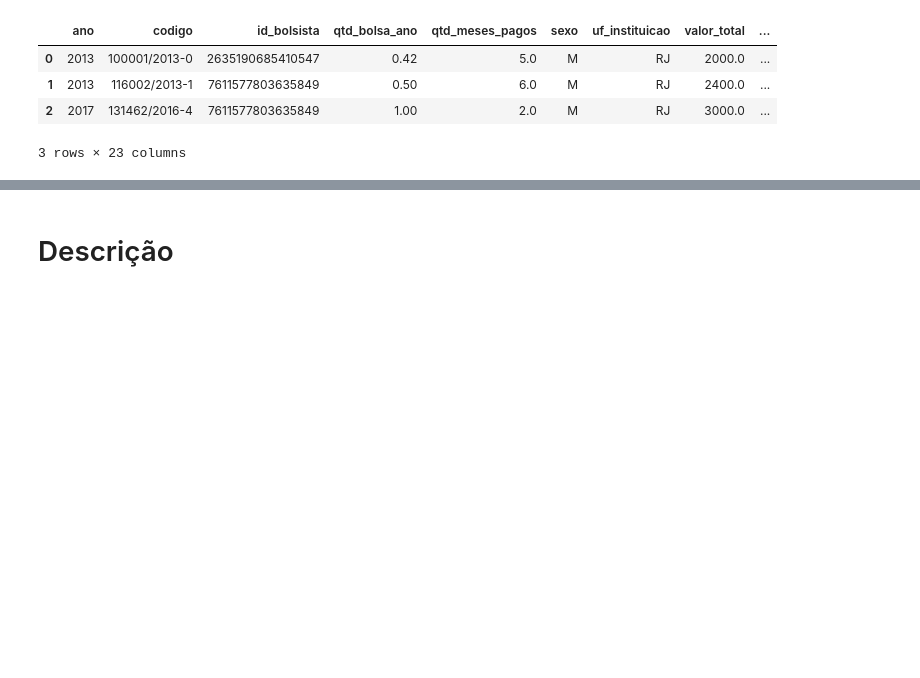
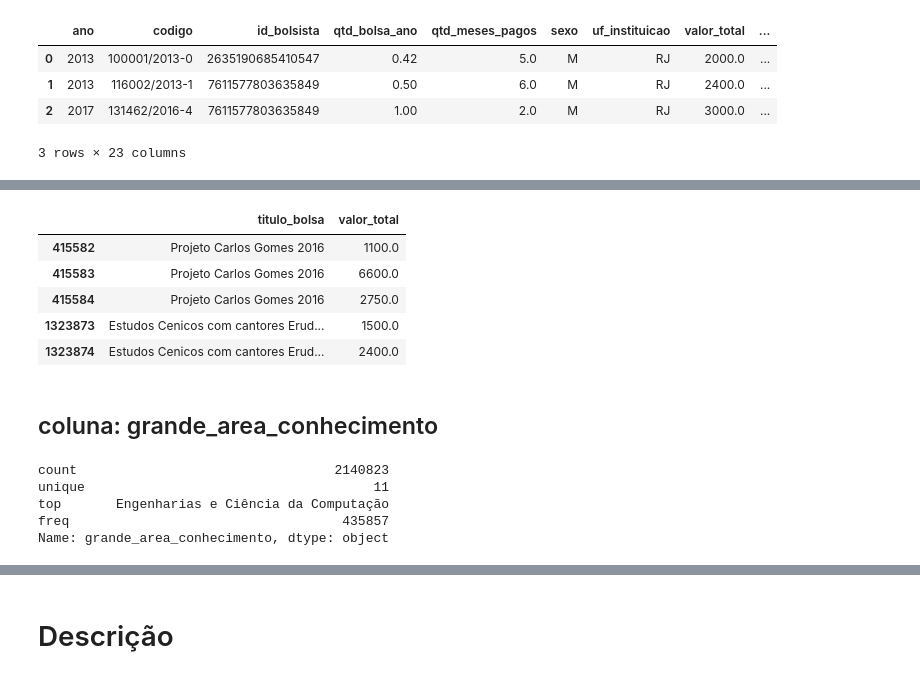
Before and after one commit to abevieiramota/course-python-data-analysis1, a Jupyter notebook: 04 - Analise/4.x - Bolsas CNPq.ipynb, the cells around one changed output, grey strips where cells are left out. Saved outputs shown, nothing was run; the diff lists cells and outputs as text; code cells hidden in the pictures; blank space fills up the shorter version.

```diff
--- a/04 - Analise/4.x - Bolsas CNPq.ipynb
+++ b/04 - Analise/4.x - Bolsas CNPq.ipynb
@@ -288,0 +595,19 @@ cnpq.head(3)
+# %%
+cnpq[cnpq.sub_area_conhecimento == "Ópera"][["titulo_bolsa", "valor_total"]]
+# %% [output]
+|  | titulo_bolsa | valor_total |
+| 415582 | Projeto Carlos Gomes 2016 | 1100.0 |
+| 415583 | Projeto Carlos Gomes 2016 | 6600.0 |
+| 415584 | Projeto Carlos Gomes 2016 | 2750.0 |
+| 1323873 | Estudos Cenicos com cantores Erud... | 1500.0 |
+| 1323874 | Estudos Cenicos com cantores Erud... | 2400.0 |
+# %% [markdown]
+## coluna: grande_area_conhecimento
+# %%
+cnpq.grande_area_conhecimento.describe()
+# %% [output]
+count                                 2140823
+unique                                     11
+top       Engenharias e Ciência da Computação
+freq                                   435857
+Name: grande_area_conhecimento, dtype: object
```
Also changed, not shown: parts of 51 cells of this notebook.
